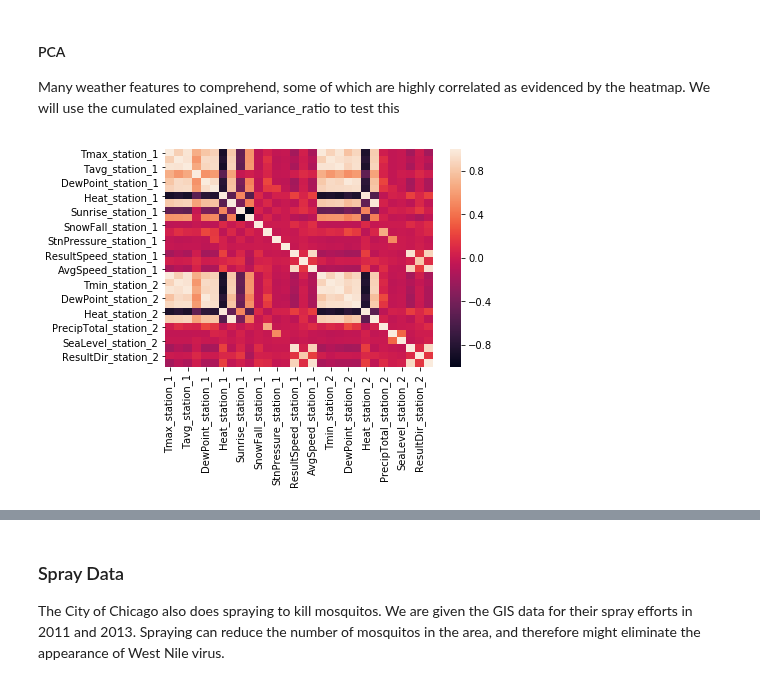
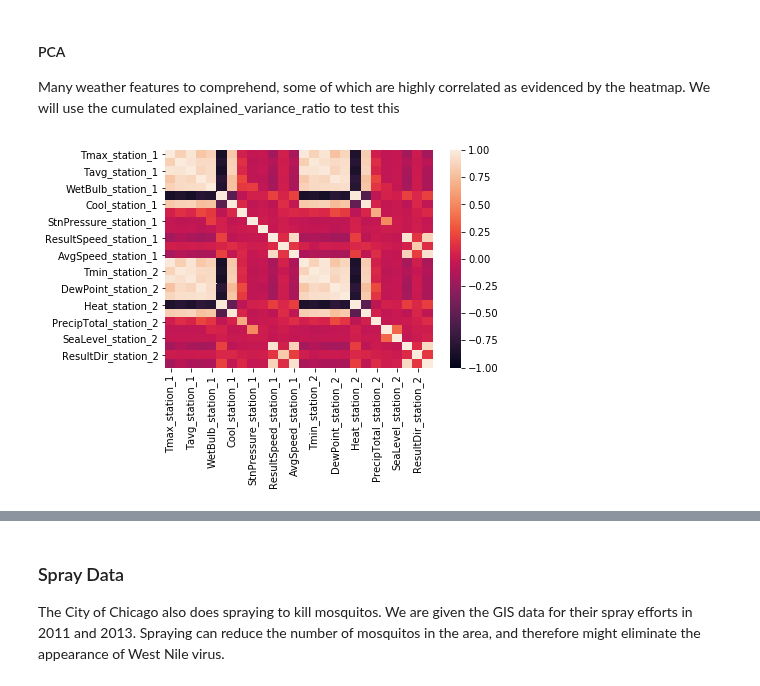
Before and after one commit to a3o1m2/DSI11-lessons, a Jupyter notebook: projects/project-capstone/part-03/capstone_west_nile.ipynb, the cells around one changed output, grey strips where cells are left out. Saved outputs shown, nothing was run; the diff lists cells and outputs as text; code cells hidden in the pictures.

```diff
--- a/projects/project-capstone/part-03/capstone_west_nile.ipynb
+++ b/projects/project-capstone/part-03/capstone_west_nile.ipynb
@@ -128,8 +153,23 @@ weather_df.head(1)
 #### PCA
 Many weather features to comprehend, some of which are highly correlated as evidenced by the heatmap.
 We will use the cumulated explained_variance_ratio to test this
-# %%
-sns.heatmap(weather_pca.corr(), vmin=-1, vmax=1);
-# %% [output]
-[figure, removed]
+# %%
+# Prepare a weather_pca dataframe with string dtypes converted to numeric, and standardise:
+weather_pca = weather_df.drop(columns=['Station_station_1','Station_station_2',
+                                       'Latitude_station_1','Longitude_station_1',
+                                       'Latitude_station_2','Longitude_station_2',
+                                       'Depth_station_1','Water1_station_1',
+                                       'Depth_station_2','Water1_station_2',
+                                       'Sunrise_station_1','Sunset_station_1',
+                                       'Sunrise_station_2','Sunset_station_2',
+                                       'Depart_station_1','Depart_station_2',
+                                       'SnowFall_station_1','SnowFall_station_2',
+                                       'CodeSum_station_1','CodeSum_station_2']).replace({'M':0,'  T':0, '-':0}).apply(pd.to_numeric)
+scaler = StandardScaler()
+weather_pca = pd.DataFrame(scaler.fit_transform(weather_pca), columns=weather_pca.columns)
+
+# Check heatmap for any correlations that would be helped with PCA:
+sns.heatmap(weather_pca.corr(), vmin=-1, vmax=1);
+# %% [output]
+[figure, added]
 # %%
```
Also changed, not shown: parts of 29 cells of this notebook, 5 other files.
